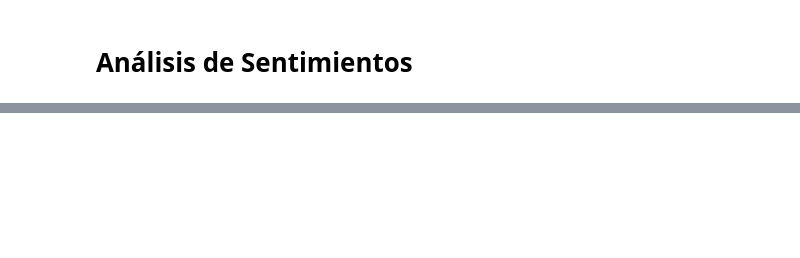
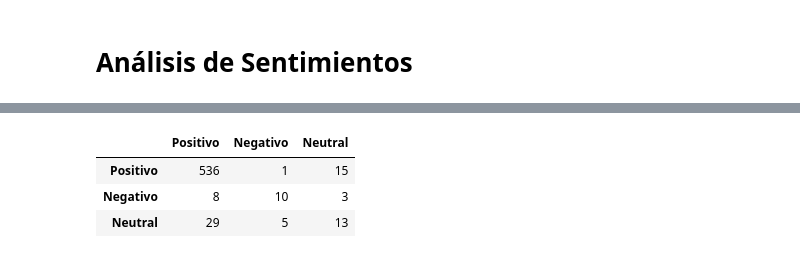
Before and after one commit to carlos-calderon-cabezas/airbnb-sentiment-analysis, a Jupyter notebook: airbnb_sentiment_analysis.ipynb, the cells around one changed output, grey strips where cells are left out. Cells and saved outputs as stored; diff of their text form; code cells hidden in the pictures; blank space fills up the shorter version.

```diff
--- a/airbnb_sentiment_analysis.ipynb
+++ b/airbnb_sentiment_analysis.ipynb
@@ -373,0 +489,19 @@ if not os.path.exists("comentarios/df_limpio_emojis.xlsx"):
+# %%
+conf_matrix = confusion_matrix(
+    df_sentiments["Real"],
+    df_sentiments["Sentimiento"],
+    labels=categorias
+)
+
+conf_matrix_df = pd.DataFrame(
+    conf_matrix,
+    index=categorias,
+    columns=categorias
+)
+# %%
+conf_matrix_df
+# %% [output]
+|  | Positivo | Negativo | Neutral |
+| Positivo | 536 | 1 | 15 |
+| Negativo | 8 | 10 | 3 |
+| Neutral | 29 | 5 | 13 |
```
Also changed, not shown: parts of 48 cells of this notebook.
